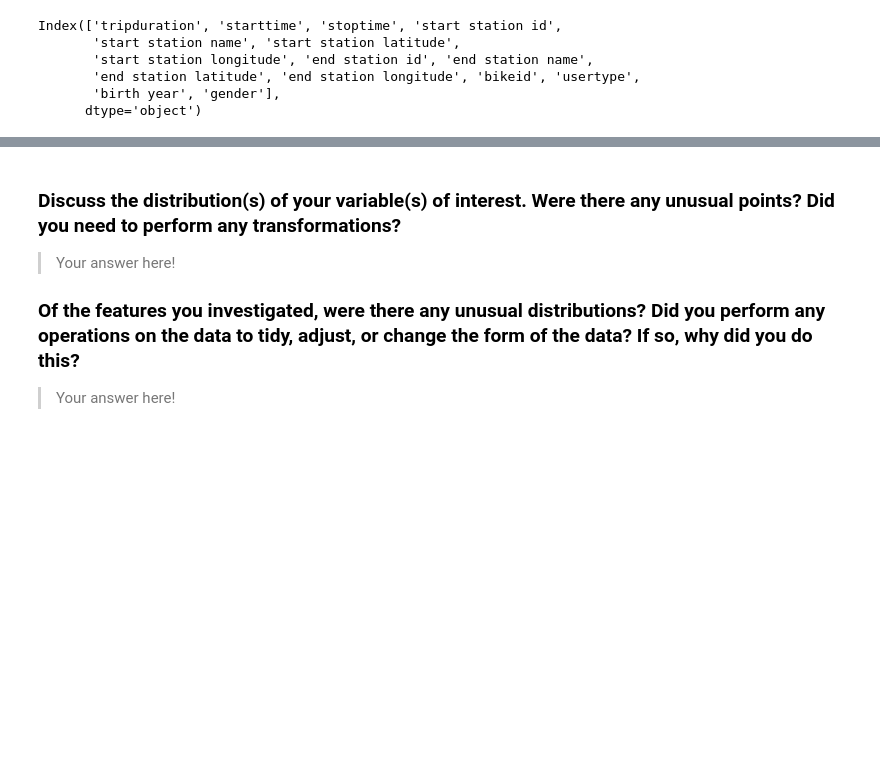
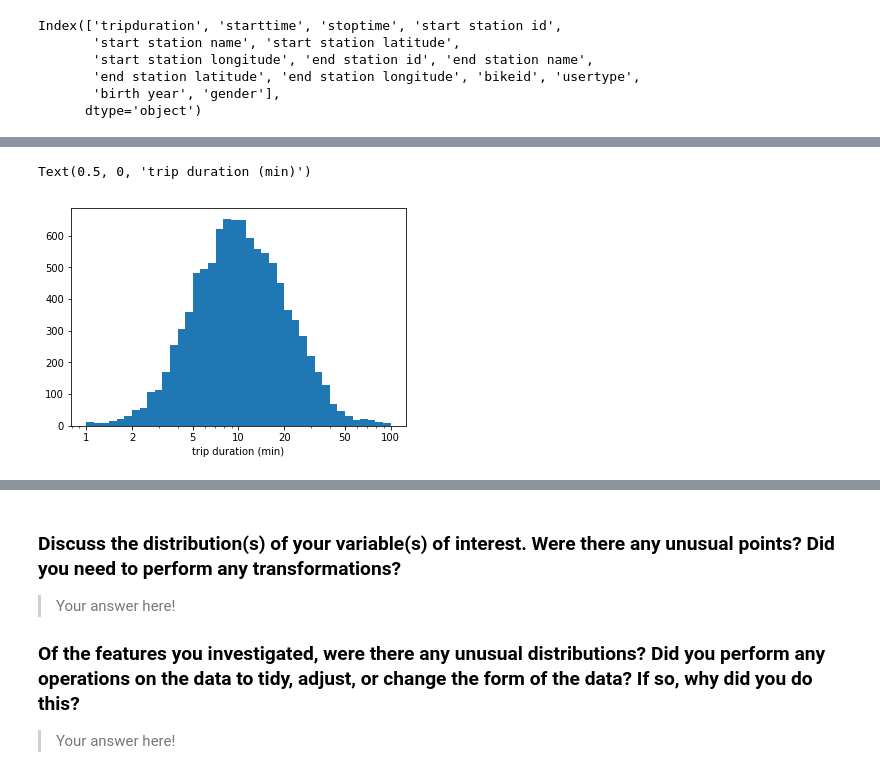
Before and after one commit to Manju-Saini/City-Bike-Data-Analysis-Visualization-Project, a Jupyter notebook: exploration_trip_data_los_angeles.ipynb, the cells around one changed output, grey strips where cells are left out. Drawn from its saved outputs; the diff is of its cells as text; code cells hidden in the pictures; blank space fills up the shorter version.

```diff
--- a/exploration_trip_data_los_angeles.ipynb
+++ b/exploration_trip_data_los_angeles.ipynb
@@ -231,0 +288,11 @@ you plan on investigating next.
+# %%
+log_bin_size = 0.05
+bins = 10**np.arange(0, np.log10(trip['tripduration_min'].max())+log_bin_size, log_bin_size)
+plt.hist(data=trip, x='tripduration_min', bins=bins)
+plt.xscale('log')
+x_ticks = [1, 2, 5,10,20,50,100]
+plt.xticks(x_ticks, x_ticks)
+plt.xlabel('trip duration (min)')
+# %% [output]
+Text(0.5, 0, 'trip duration (min)')
+[figure, added]
```
Also changed, not shown: parts of 50 cells of this notebook, 1 other file.
